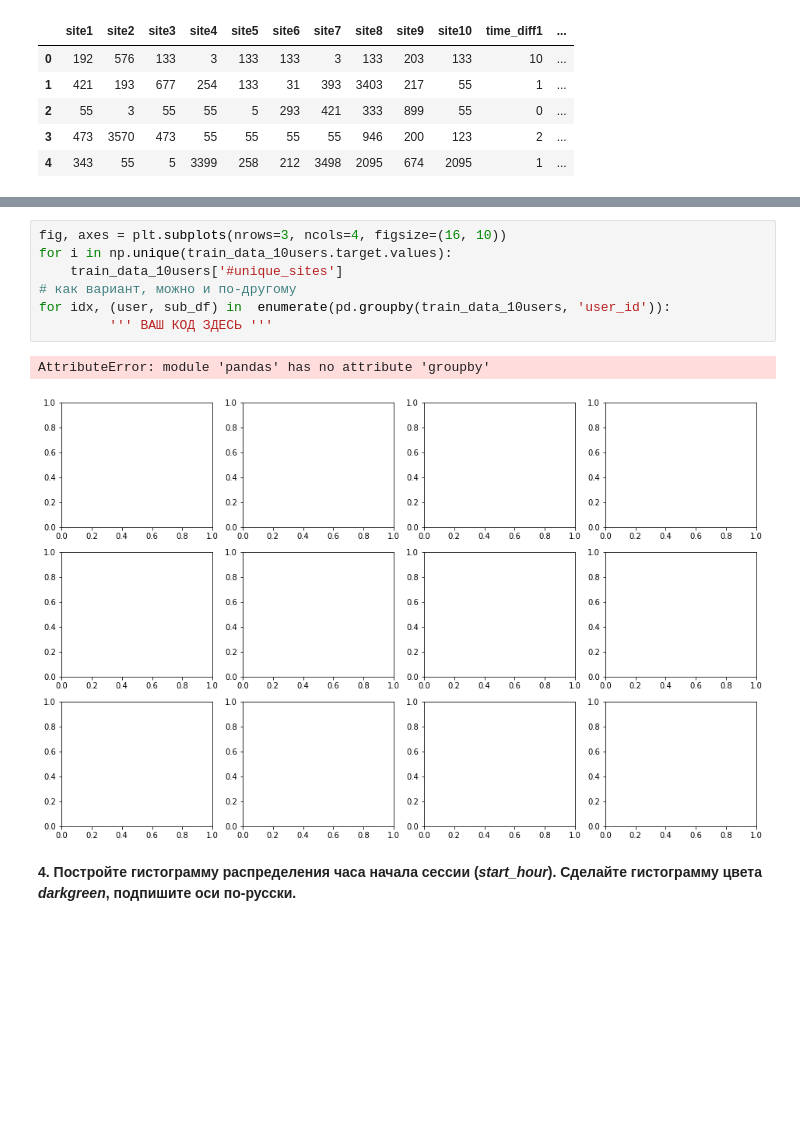
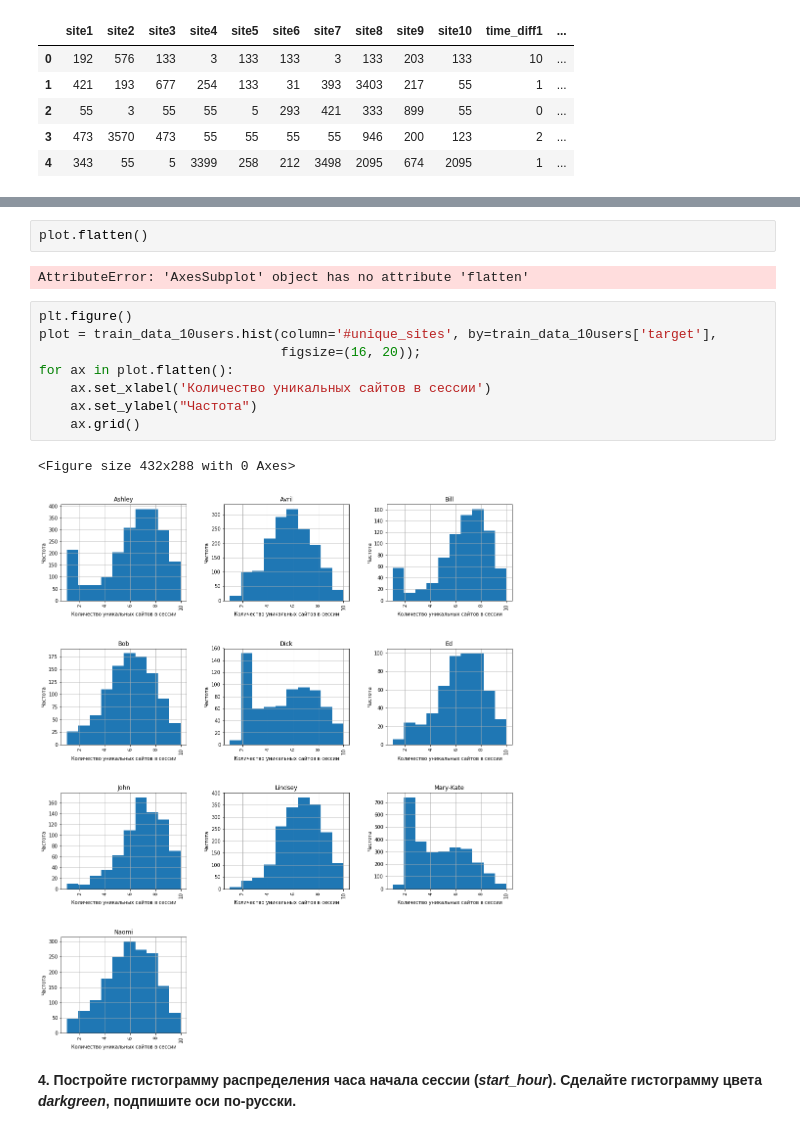
Before and after one commit to dmitrymoshkin/MFTI_Yandex_DA_specialisation, a Jupyter notebook: 6 course/week3_visual_analysis_and_fe.ipynb, the cells around one changed output, grey strips where cells are left out. Cells and saved outputs as stored; diff of their text form; blank space fills up the shorter version.

```diff
--- a/6 course/week3_visual_analysis_and_fe.ipynb
+++ b/6 course/week3_visual_analysis_and_fe.ipynb
@@ -331,13 +319,18 @@ KeyError: 'cnt'
-# %%
-fig, axes = plt.subplots(nrows=3, ncols=4, figsize=(16, 10))
-for i in np.unique(train_data_10users.target.values):
-    train_data_10users['#unique_sites']
-# как вариант, можно и по-другому
-for idx, (user, sub_df) in  enumerate(pd.groupby(train_data_10users, 'user_id')):
-         ''' ВАШ КОД ЗДЕСЬ '''
-# %% [output]
-AttributeError: module 'pandas' has no attribute 'groupby'
-[figure, removed]
+# %%
+plot.flatten()
+# %% [output]
+AttributeError: 'AxesSubplot' object has no attribute 'flatten'
+# %%
+plt.figure()
+plot = train_data_10users.hist(column='#unique_sites', by=train_data_10users['target'],
+                               figsize=(16, 20));
+for ax in plot.flatten():
+    ax.set_xlabel('Количество уникальных сайтов в сессии')
+    ax.set_ylabel("Частота")
+    ax.grid()
+# %% [output]
+<Figure size 432x288 with 0 Axes>
+[figure, added]
 # %% [markdown]
 **4. Постройте гистограмму распределения часа начала сессии (*start_hour*). Сделайте гистограмму цвета *darkgreen*, подпишите оси по-русски.**
 # %%
```
Also changed, not shown: parts of 8 cells of this notebook.
